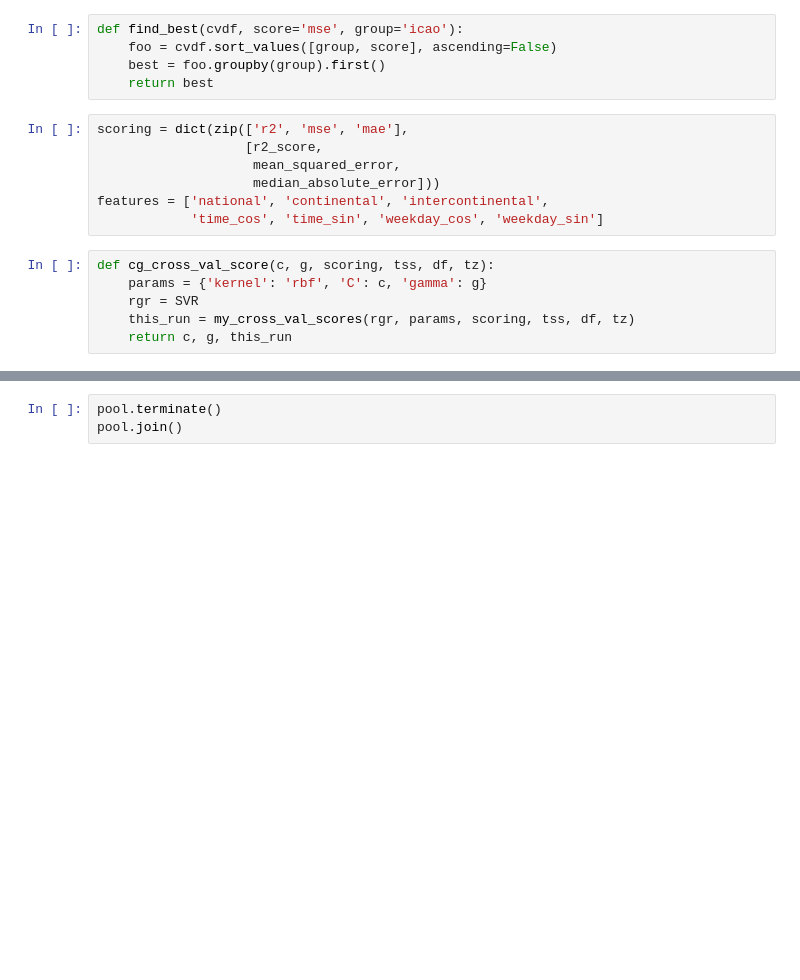
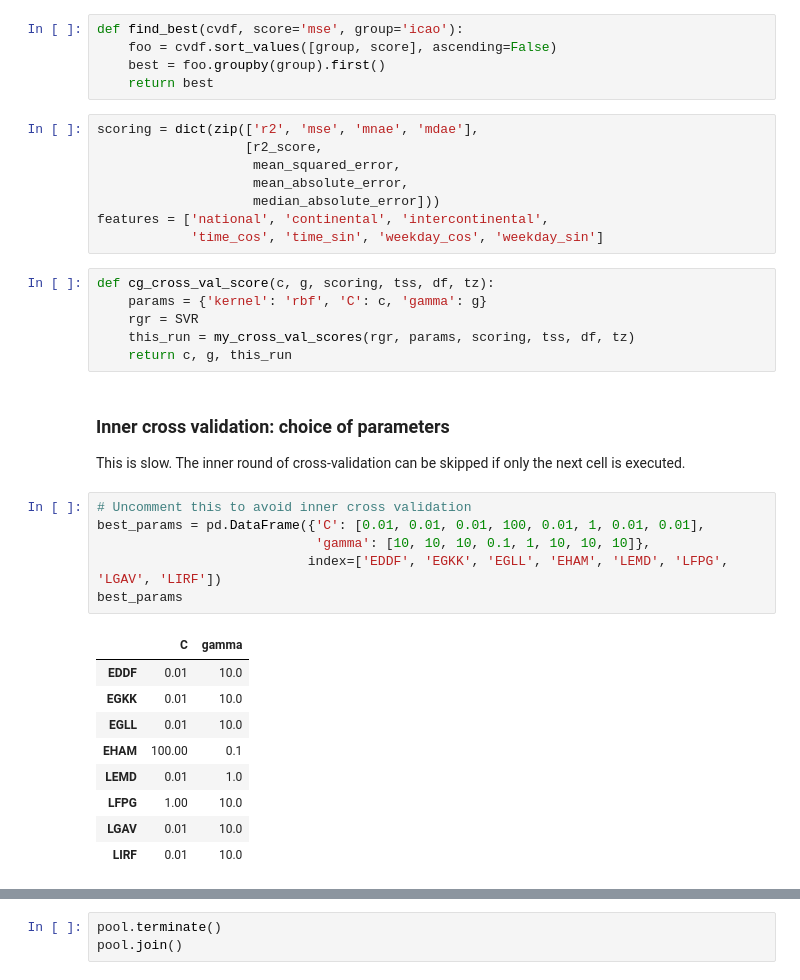
Before and after one commit to clancia/air-traffic-data-driven-modelling, a Jupyter notebook: air_traffic_analysis.ipynb, the cells around one changed output, grey strips where cells are left out. Saved outputs shown, nothing was run; the diff lists cells and outputs as text; blank space fills up the shorter version.

```diff
--- a/air_traffic_analysis.ipynb
+++ b/air_traffic_analysis.ipynb
@@ -998,9 +1069,10 @@ def find_best(cvdf, score='mse', group='icao'):
     best = foo.groupby(group).first()
     return best
 # %%
-scoring = dict(zip(['r2', 'mse', 'mae'],
+scoring = dict(zip(['r2', 'mse', 'mnae', 'mdae'],
                    [r2_score,
                     mean_squared_error,
+                    mean_absolute_error,
                     median_absolute_error]))
 features = ['national', 'continental', 'intercontinental',
             'time_cos', 'time_sin', 'weekday_cos', 'weekday_sin']
@@ -1010,6 +1082,26 @@ def cg_cross_val_score(c, g, scoring, tss, df, tz):
     rgr = SVR
     this_run = my_cross_val_scores(rgr, params, scoring, tss, df, tz)
     return c, g, this_run
+# %% [markdown]
+### Inner cross validation: choice of parameters
+
+This is slow. The inner round of cross-validation can be skipped if only the next cell is executed.
+# %%
+# Uncomment this to avoid inner cross validation
+best_params = pd.DataFrame({'C': [0.01, 0.01, 0.01, 100, 0.01, 1, 0.01, 0.01],
+                            'gamma': [10, 10, 10, 0.1, 1, 10, 10, 10]},
+                           index=['EDDF', 'EGKK', 'EGLL', 'EHAM', 'LEMD', 'LFPG', 'LGAV', 'LIRF'])
+best_params
+# %% [output]
+|  | C | gamma |
+| EDDF | 0.01 | 10.0 |
+| EGKK | 0.01 | 10.0 |
+| EGLL | 0.01 | 10.0 |
+| EHAM | 100.00 | 0.1 |
+| LEMD | 0.01 | 1.0 |
+| LFPG | 1.00 | 10.0 |
+| LGAV | 0.01 | 10.0 |
+| LIRF | 0.01 | 10.0 |
 # %%
 ncores = 3
 pool = mp.Pool(processes=ncores)
```
Also changed, not shown: parts of 43 cells of this notebook, 50 other files.
